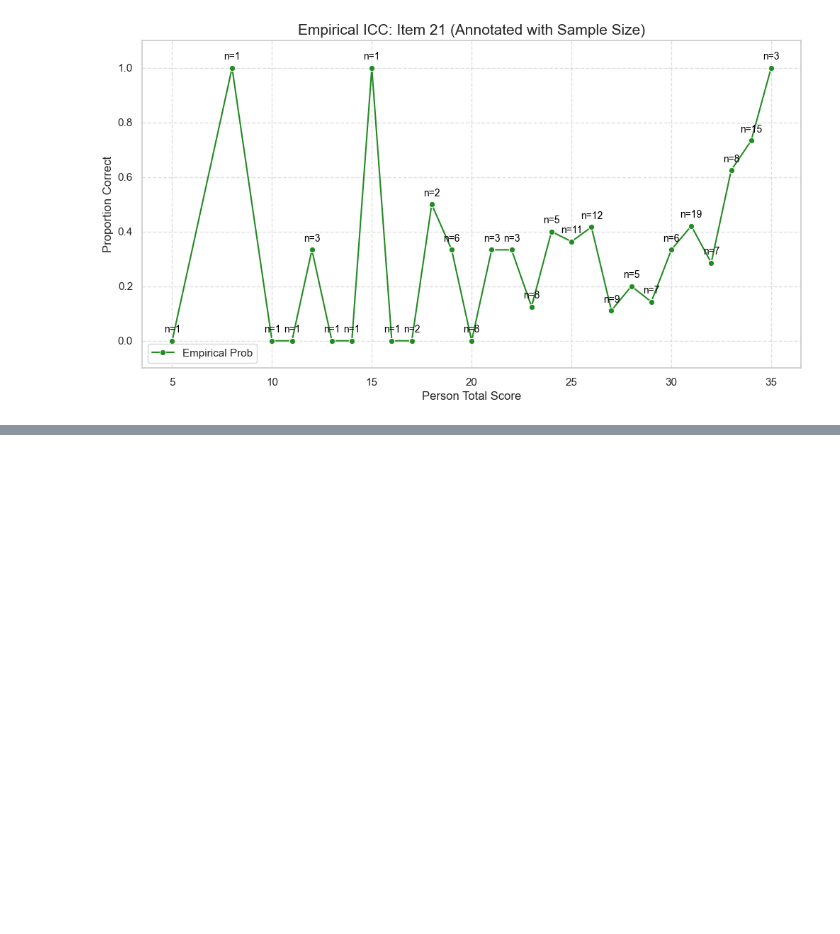
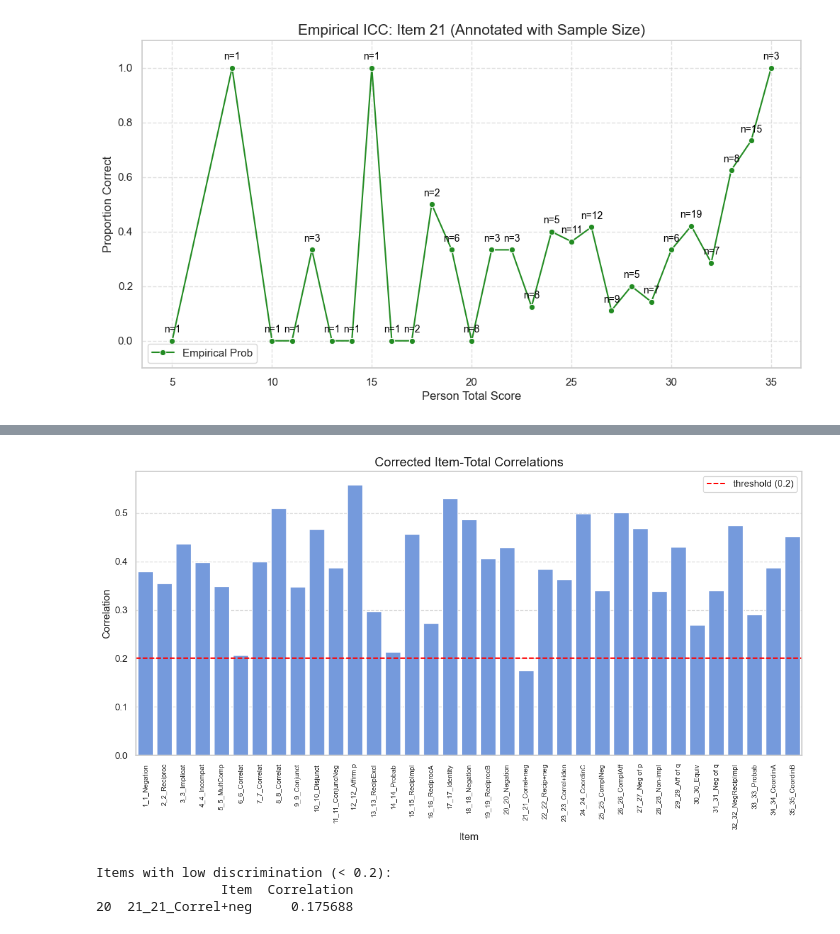
Before and after one commit to yongduek/RaschModeling, a Jupyter notebook: eda.ipynb, the cells around one changed output, grey strips where cells are left out. Cells and saved outputs as stored; diff of their text form; code cells hidden in the pictures; blank space fills up the shorter version.

```diff
--- a/eda.ipynb
+++ b/eda.ipynb
@@ -266,0 +272,63 @@ Stats for Item 21 around Score 15:
+# %%
+# Plot 9: Item-Total Correlations (Discrimination)
+# We calculate the correlation between each item and the total score.
+# Ideally, we use "Corrected Item-Total Correlation" (Total Score excluding the item itself)
+# to avoid inflating the correlation.
+
+correlations = []
+# Use iloc to handle potential duplicate column names safely
+item_data_only = df.iloc[:, 1:]
+n_items = item_data_only.shape[1]
+
+# Calculate total score of all items first
+all_items_total = item_data_only.sum(axis=1)
+
+for col_idx in range(n_items):
+    # Select by position to avoid duplicate name issues
+    item_responses = item_data_only.iloc[:, col_idx]
+    item_name = item_data_only.columns[col_idx]
+
+    # Calculate corrected total: Total - Item Score
+    corrected_total = all_items_total - item_responses.fillna(0)
+
+    # Check if item is constant (variance 0) to avoid NaN
+    if item_responses.std() == 0:
+        corr = 0
+    else:
+        corr = item_responses.corr(corrected_total)
+
+    # Use index + name for clearer label
+    label = f"{col_idx+1}_{item_name}"
+    correlations.append({'Item': label, 'Correlation': corr})
+
+corr_df = pd.DataFrame(correlations)
+
+# Plot
+plt.figure(figsize=(14, 6))
+
+sns.barplot(data=corr_df, x='Item', y='Correlation', color='cornflowerblue')
+plt.title('Corrected Item-Total Correlations', fontsize=15)
+plt.axhline(0.2, color='red', linestyle='--', label='threshold (0.2)') # Common cutoff
+
+# Set X-labels
+plt.xticks(
+    rotation=90,
+    fontsize=8
+)
+plt.xlabel("Item")
+plt.grid(axis='y', linestyle='--', alpha=0.7)
+plt.legend()
+plt.show()
+
+# List items with low discrimination
+low_discrim = corr_df[corr_df['Correlation'] < 0.2]
+if not low_discrim.empty:
+    print("Items with low discrimination (< 0.2):")
+    print(low_discrim)
+else:
+    print("All items have discrimination > 0.2")
+# %% [output]
+[figure, added]
+Items with low discrimination (< 0.2):
+                Item  Correlation
+20  21_21_Correl+neg     0.175688
```
Also changed, not shown: parts of 8 cells of this notebook, 1 other file.
